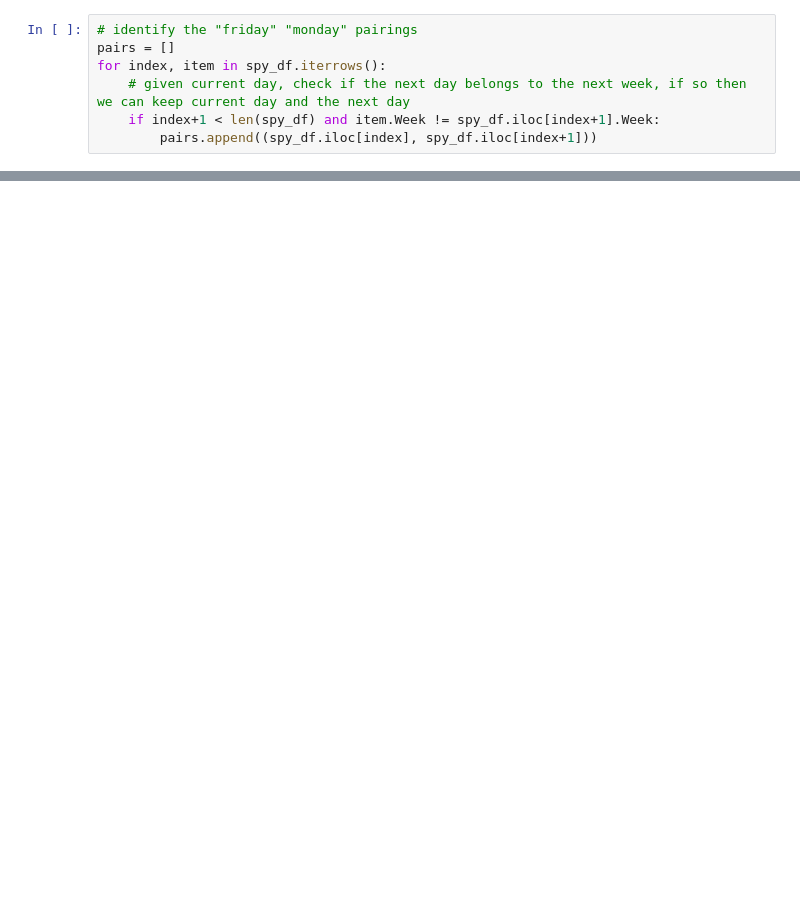
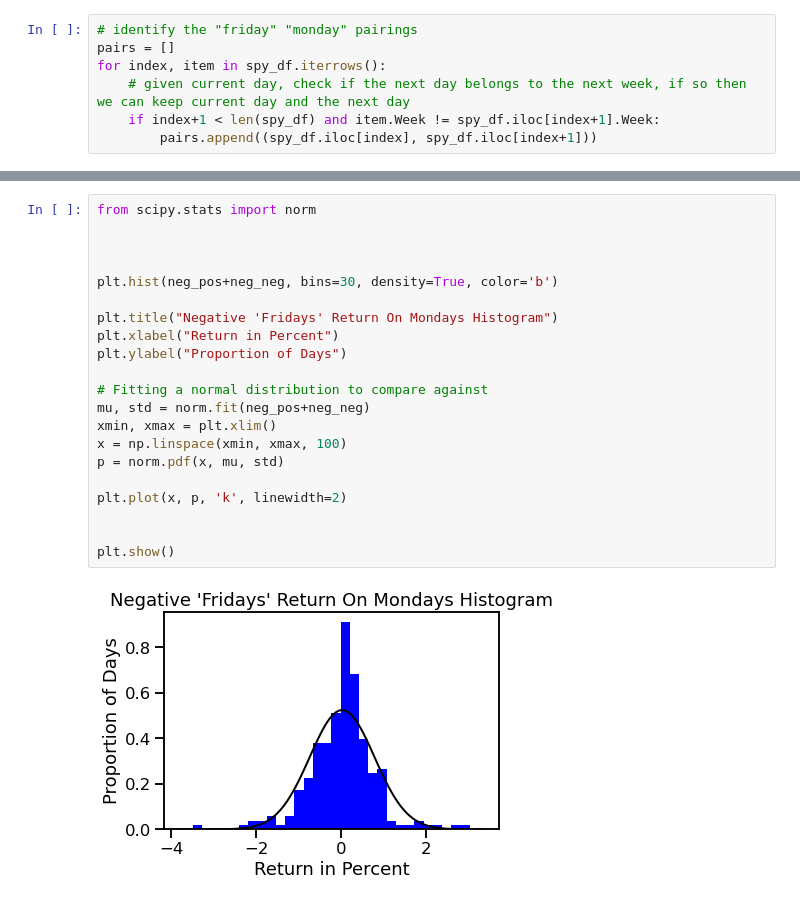
Before and after one commit to apexfund/APEX, a Jupyter notebook: RecoveryStocksArbitrage/final.ipynb, the cells around one changed output, grey strips where cells are left out. Cells and saved outputs as stored; diff of their text form; blank space fills up the shorter version.

```diff
--- a/RecoveryStocksArbitrage/final.ipynb
+++ b/RecoveryStocksArbitrage/final.ipynb
@@ -140,0 +126,23 @@ import math
+# %%
+from scipy.stats import norm
+
+
+
+plt.hist(neg_pos+neg_neg, bins=30, density=True, color='b')
+
+plt.title("Negative 'Fridays' Return On Mondays Histogram")
+plt.xlabel("Return in Percent")
+plt.ylabel("Proportion of Days")
+
+# Fitting a normal distribution to compare against
+mu, std = norm.fit(neg_pos+neg_neg)
+xmin, xmax = plt.xlim()
+x = np.linspace(xmin, xmax, 100)
+p = norm.pdf(x, mu, std)
+
+plt.plot(x, p, 'k', linewidth=2)
+
+
+plt.show()
+# %% [output]
+[figure, added]
```
Also changed, not shown: parts of 12 cells of this notebook, 1 other file.
